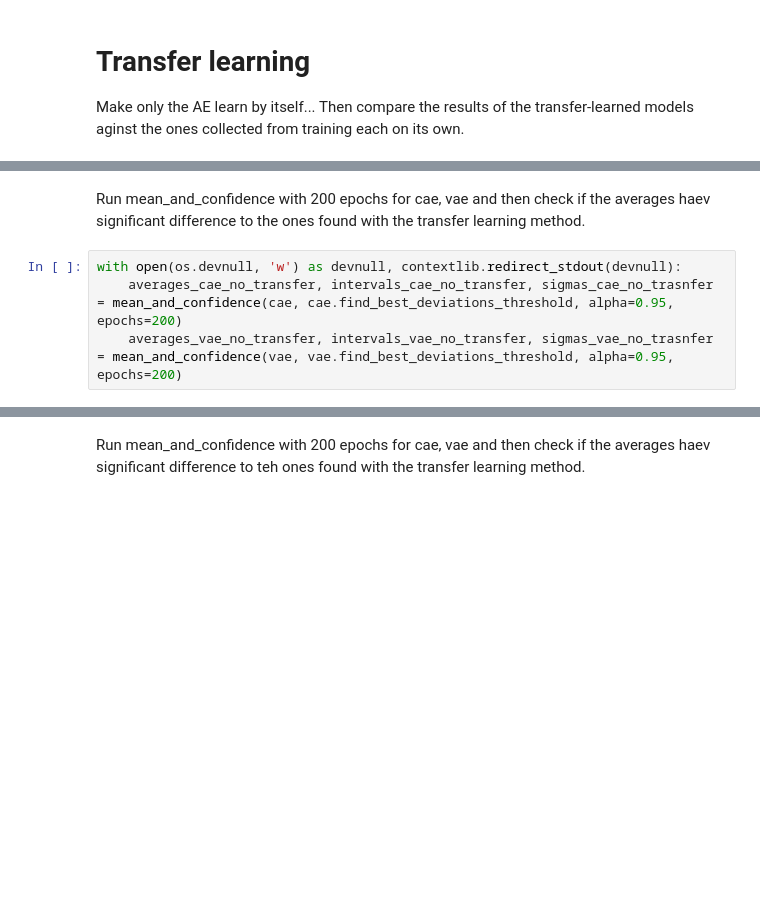
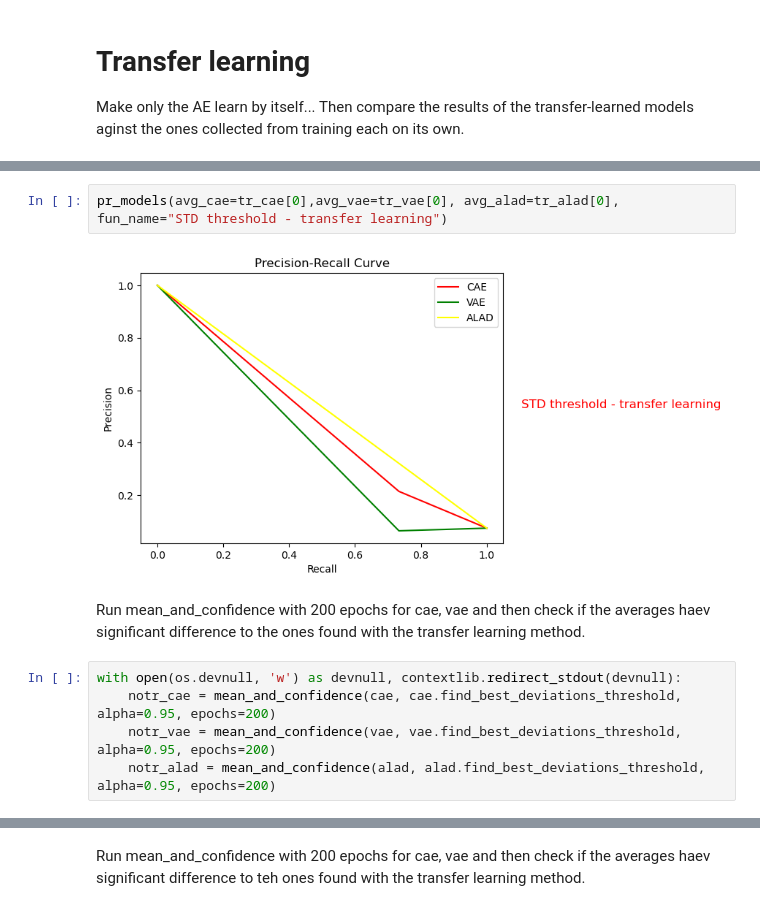
Before and after one commit to togetherthough/Deep-anomaly-detection-for-tracking-experiments-at-LHCb, a Jupyter notebook: experiments.ipynb, the cells around one changed output, grey strips where cells are left out. Saved outputs shown, nothing was run; the diff lists cells and outputs as text; blank space fills up the shorter version.

```diff
--- a/experiments.ipynb
+++ b/experiments.ipynb
@@ -499,7 +558,12 @@ pr_models(averages_ae, averages_cae, averages_vae, "STD threshold - transfer lea
+# %%
+pr_models(avg_cae=tr_cae[0],avg_vae=tr_vae[0], avg_alad=tr_alad[0], fun_name="STD threshold - transfer learning")
+# %% [output]
+[figure, added]
 # %% [markdown]
 Run mean_and_confidence with 200 epochs for cae, vae and then check if the averages haev significant difference to the ones found with the transfer learning method.
 # %%
 with open(os.devnull, 'w') as devnull, contextlib.redirect_stdout(devnull):
-    averages_cae_no_transfer, intervals_cae_no_transfer, sigmas_cae_no_trasnfer = mean_and_confidence(cae, cae.find_best_deviations_threshold, alpha=0.95, epochs=200)
-    averages_vae_no_transfer, intervals_vae_no_transfer, sigmas_vae_no_trasnfer = mean_and_confidence(vae, vae.find_best_deviations_threshold, alpha=0.95, epochs=200)
+    notr_cae = mean_and_confidence(cae, cae.find_best_deviations_threshold, alpha=0.95, epochs=200)
+    notr_vae = mean_and_confidence(vae, vae.find_best_deviations_threshold, alpha=0.95, epochs=200)
+    notr_alad = mean_and_confidence(alad, alad.find_best_deviations_threshold, alpha=0.95, epochs=200)
 # %%
```
Also changed, not shown: parts of 26 cells of this notebook, 12 other files.
